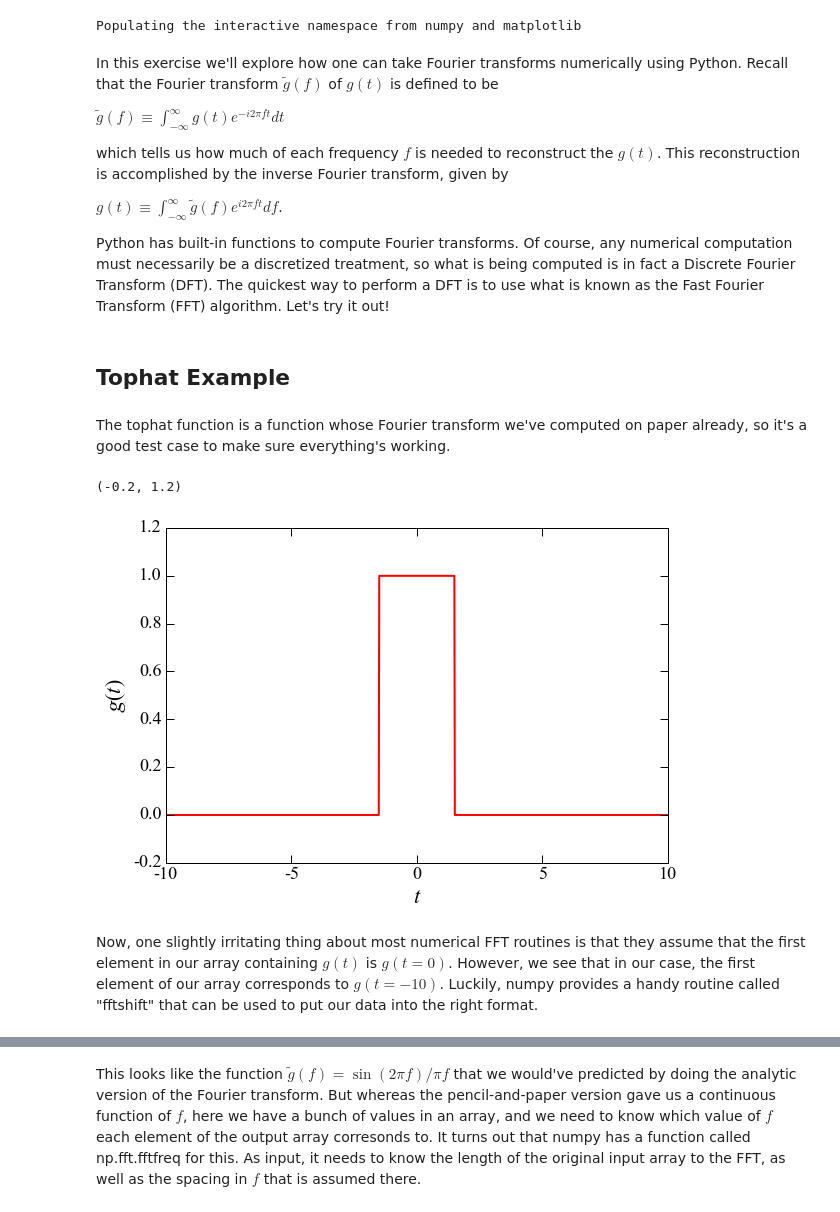
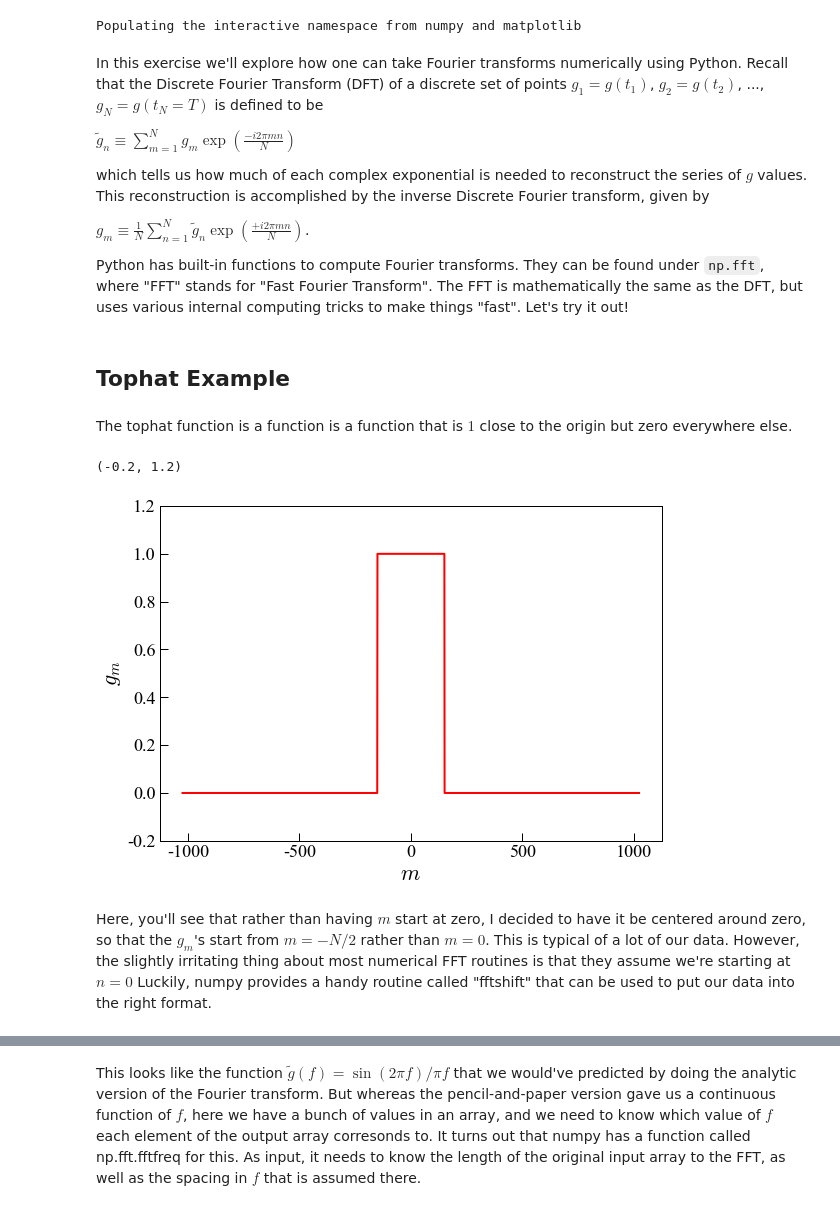
Before and after one commit to carinacheng/CHAMP2017, a Jupyter notebook: Lesson5_Fourier/NumericalFFTs.ipynb, the cells around one changed output, grey strips where cells are left out. Drawn from its saved outputs; the diff is of its cells as text; code cells hidden in the pictures.

```diff
--- a/Lesson5_Fourier/NumericalFFTs.ipynb
+++ b/Lesson5_Fourier/NumericalFFTs.ipynb
@@ -6,19 +6,19 @@ import numpy as np
 # %% [output]
 Populating the interactive namespace from numpy and matplotlib
 # %% [markdown]
-In this exercise we'll explore how one can take Fourier transforms numerically using Python. Recall that the Fourier transform $\tilde{g} (f)$ of $g(t)$ is defined to be
+In this exercise we'll explore how one can take Fourier transforms numerically using Python. Recall that the Discrete Fourier Transform (DFT) of a discrete set of points $g_1 = g(t_1)$, $g_2 = g(t_2) $, ..., $g_N = g(t_N = T)$ is defined to be
 
-$\tilde{g} (f) \equiv \int_{-\infty}^{\infty} g(t) e^{-i 2 \pi ft} dt$
+$\tilde{g}_n \equiv \sum_{m=1}^N g_m \exp \left( \frac{-i 2 \pi m n }{N} \right)$
 
-which tells us how much of each frequency $f$ is needed to reconstruct the $g(t)$. This reconstruction is accomplished by the inverse Fourier transform, given by
+which tells us how much of each complex exponential is needed to reconstruct the series of $g$ values. This reconstruction is accomplished by the inverse Discrete Fourier transform, given by
 
-$g(t) \equiv \int_{-\infty}^{\infty} \tilde{g} (f) e^{i 2 \pi ft} df$.
+$g_m \equiv \frac{1}{N} \sum_{n=1}^N \tilde{g}_n \exp \left( \frac{+i 2 \pi m n }{N} \right)$.
 
-Python has built-in functions to compute Fourier transforms. Of course, any numerical computation must necessarily be a discretized treatment, so what is being computed is in fact a Discrete Fourier Transform (DFT). The quickest way to perform a DFT is to use what is known as the Fast Fourier Transform (FFT) algorithm. Let's try it out!
+Python has built-in functions to compute Fourier transforms. They can be found under `np.fft`, where "FFT" stands for "Fast Fourier Transform". The FFT is mathematically the same as the DFT, but uses various internal computing tricks to make things "fast". Let's try it out!
 # %% [markdown]
 ## Tophat Example
-# %% [markdown]
-The tophat function is a function whose Fourier transform we've computed on paper already, so it's a good test case to make sure everything's working.
+# %% [markdown]
+The tophat function is a function is a function that is $1$ close to the origin but zero everywhere else.
 # %%
 def tophat(t,a):
     out = t.copy()
@@ -29,19 +29,19 @@ def tophat(t,a):
             out[i] = 1.
     return out
 # %%
-t_coords = np.linspace(-10.,10.,1024)
-gt = tophat(t_coords,1.5)
+n_coords = np.arange(-1024, 1024)
+gt = tophat(n_coords,150)
 
 f, ax = plt.subplots(figsize=(9,6))
-ax.plot(t_coords,gt,lw=2,c='red')
-ax.set_xlabel(r"$t$")
-ax.set_ylabel(r"$g(t)$")
+ax.plot(n_coords,gt,lw=2,c='red')
+ax.set_xlabel(r"$m$")
+ax.set_ylabel(r"$g_m$")
 ax.set_ylim(-0.2, 1.2)
 # %% [output]
 (-0.2, 1.2)
-[figure, old version]
+[figure, new version]
-# %% [markdown]
-Now, one slightly irritating thing about most numerical FFT routines is that they assume that the first element in our array containing $g(t)$ is $g(t=0)$. However, we see that in our case, the first element of our array corresponds to $g(t=-10)$. Luckily, numpy provides a handy routine called "fftshift" that can be used to put our data into the right format.
+# %% [markdown]
+Here, you'll see that rather than having $m$ start at zero, I decided to have it be centered around zero, so that the $g_m$'s start from $m= -N/2$ rather than $m=0$. This is typical of a lot of our data. However, the slightly irritating thing about most numerical FFT routines is that they assume we're starting at $n=0$ Luckily, numpy provides a handy routine called "fftshift" that can be used to put our data into the right format.
 # %%
 f, ax = plt.subplots(figsize=(9,6))
 ax.plot(np.fft.fftshift(gt),lw=2,c='red')
```
Also changed, not shown: parts of 25 cells of this notebook, 3 other files.
